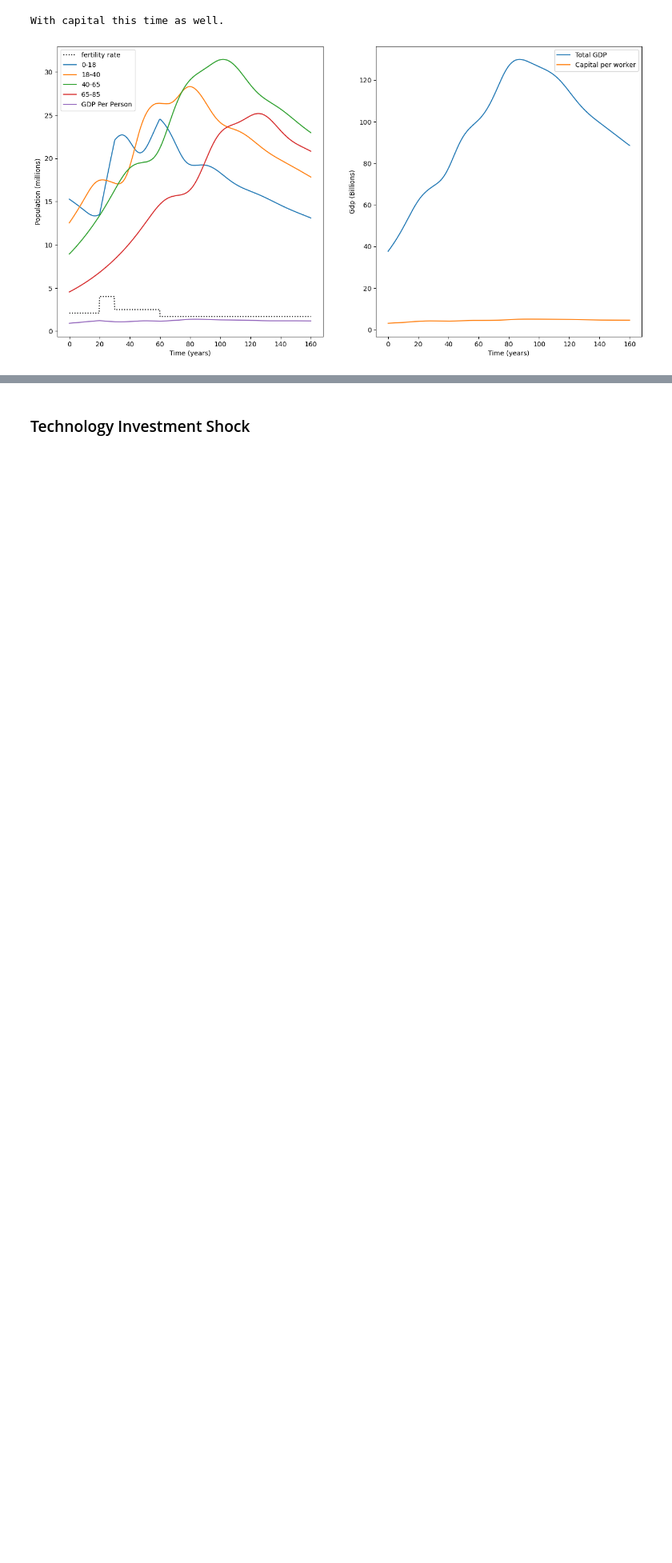
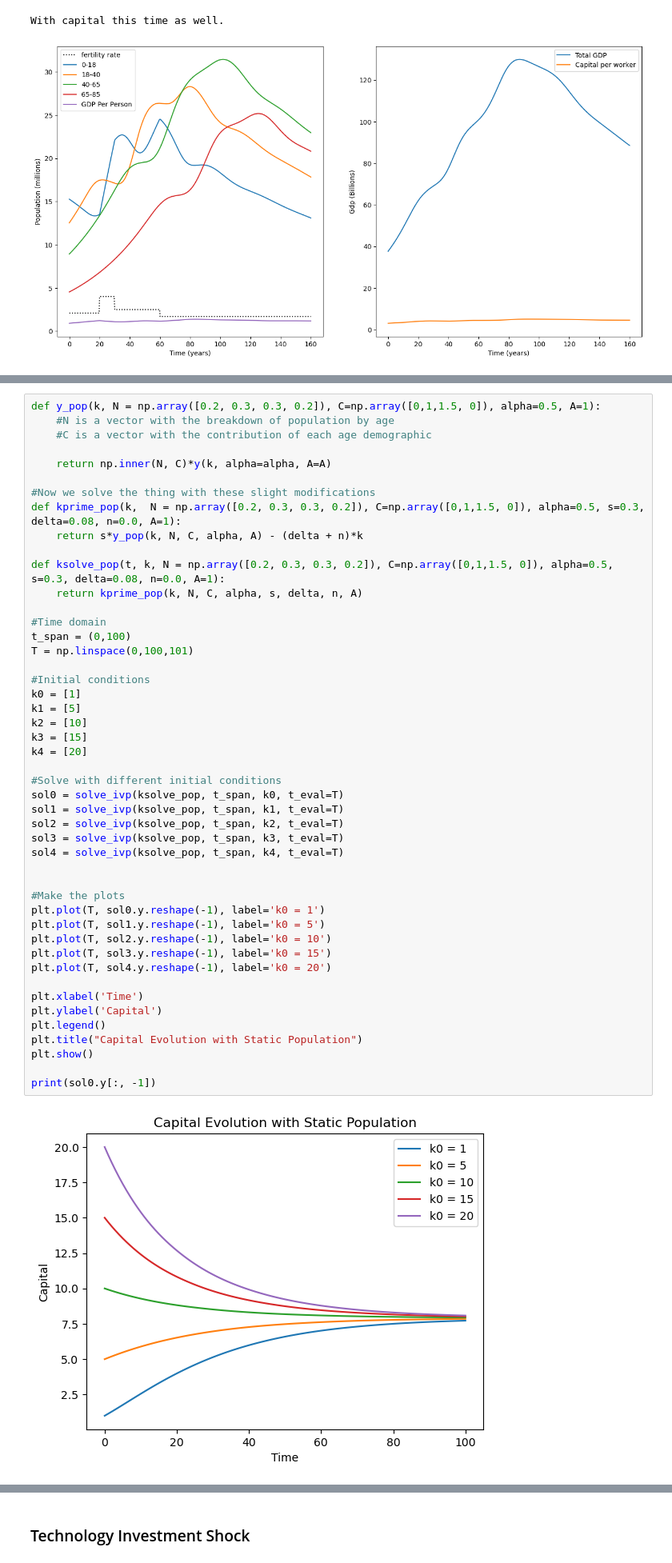
Before and after one commit to addmelo/volume4-project, a Jupyter notebook: Volume4Project.ipynb, the cells around one changed output, grey strips where cells are left out. Shown at 80% size. Drawn from its saved outputs; the diff is of its cells as text; blank space fills up the shorter version.

```diff
--- a/Volume4Project.ipynb
+++ b/Volume4Project.ipynb
@@ -435,0 +463,49 @@ With capital this time as well.
+# %%
+def y_pop(k, N = np.array([0.2, 0.3, 0.3, 0.2]), C=np.array([0,1,1.5, 0]), alpha=0.5, A=1):
+    #N is a vector with the breakdown of population by age
+    #C is a vector with the contribution of each age demographic
+
+    return np.inner(N, C)*y(k, alpha=alpha, A=A)
+
+#Now we solve the thing with these slight modifications
+def kprime_pop(k,  N = np.array([0.2, 0.3, 0.3, 0.2]), C=np.array([0,1,1.5, 0]), alpha=0.5, s=0.3, delta=0.08, n=0.0, A=1):
+    return s*y_pop(k, N, C, alpha, A) - (delta + n)*k
+
+def ksolve_pop(t, k, N = np.array([0.2, 0.3, 0.3, 0.2]), C=np.array([0,1,1.5, 0]), alpha=0.5, s=0.3, delta=0.08, n=0.0, A=1):
+    return kprime_pop(k, N, C, alpha, s, delta, n, A)
+
+#Time domain
+t_span = (0,100)
+T = np.linspace(0,100,101)
+
+#Initial conditions
+k0 = [1]
+k1 = [5]
+k2 = [10]
+k3 = [15]
+k4 = [20]
+
+#Solve with different initial conditions
+sol0 = solve_ivp(ksolve_pop, t_span, k0, t_eval=T)
+sol1 = solve_ivp(ksolve_pop, t_span, k1, t_eval=T)
+sol2 = solve_ivp(ksolve_pop, t_span, k2, t_eval=T)
+sol3 = solve_ivp(ksolve_pop, t_span, k3, t_eval=T)
+sol4 = solve_ivp(ksolve_pop, t_span, k4, t_eval=T)
+
+
+#Make the plots
+plt.plot(T, sol0.y.reshape(-1), label='k0 = 1')
+plt.plot(T, sol1.y.reshape(-1), label='k0 = 5')
+plt.plot(T, sol2.y.reshape(-1), label='k0 = 10')
+plt.plot(T, sol3.y.reshape(-1), label='k0 = 15')
+plt.plot(T, sol4.y.reshape(-1), label='k0 = 20')
+
+plt.xlabel('Time')
+plt.ylabel('Capital')
+plt.legend()
+plt.title("Capital Evolution with Static Population")
+plt.show()
+
+print(sol0.y[:, -1])
+# %% [output]
+[figure, added]
```
Also changed, not shown: parts of 15 cells of this notebook, 4 other files.
